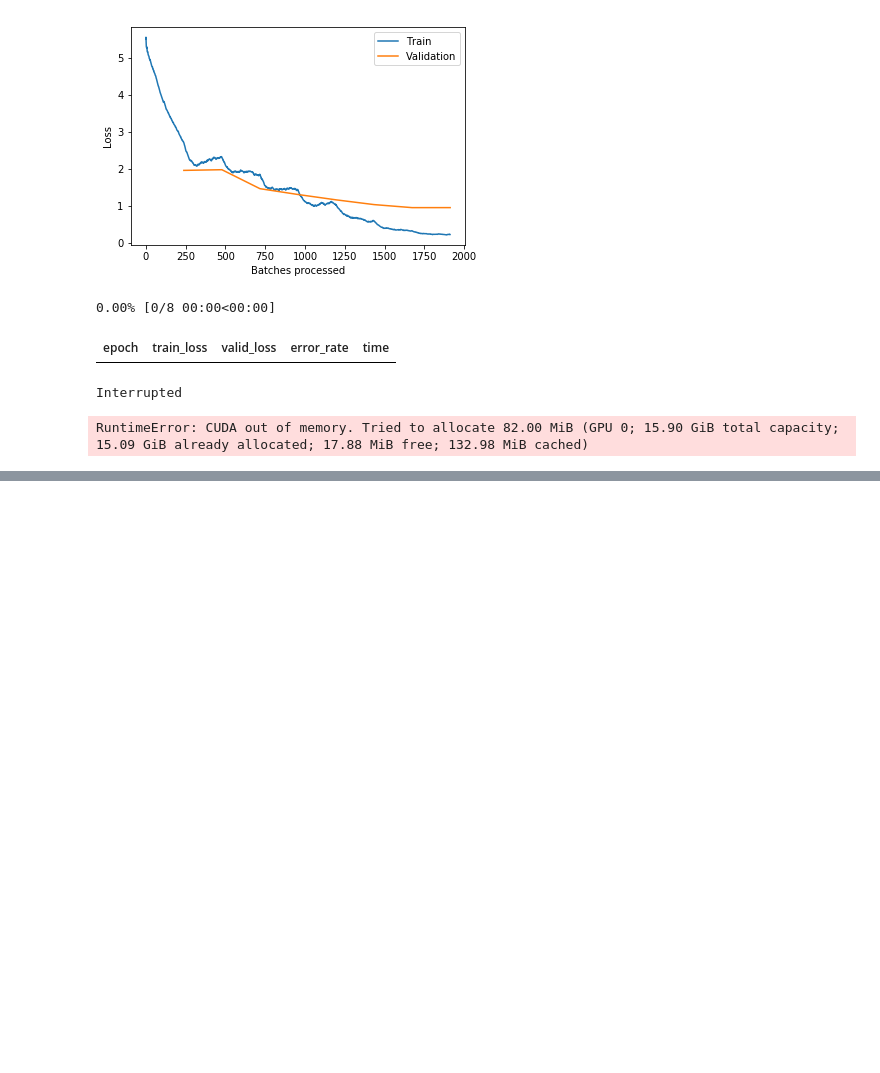
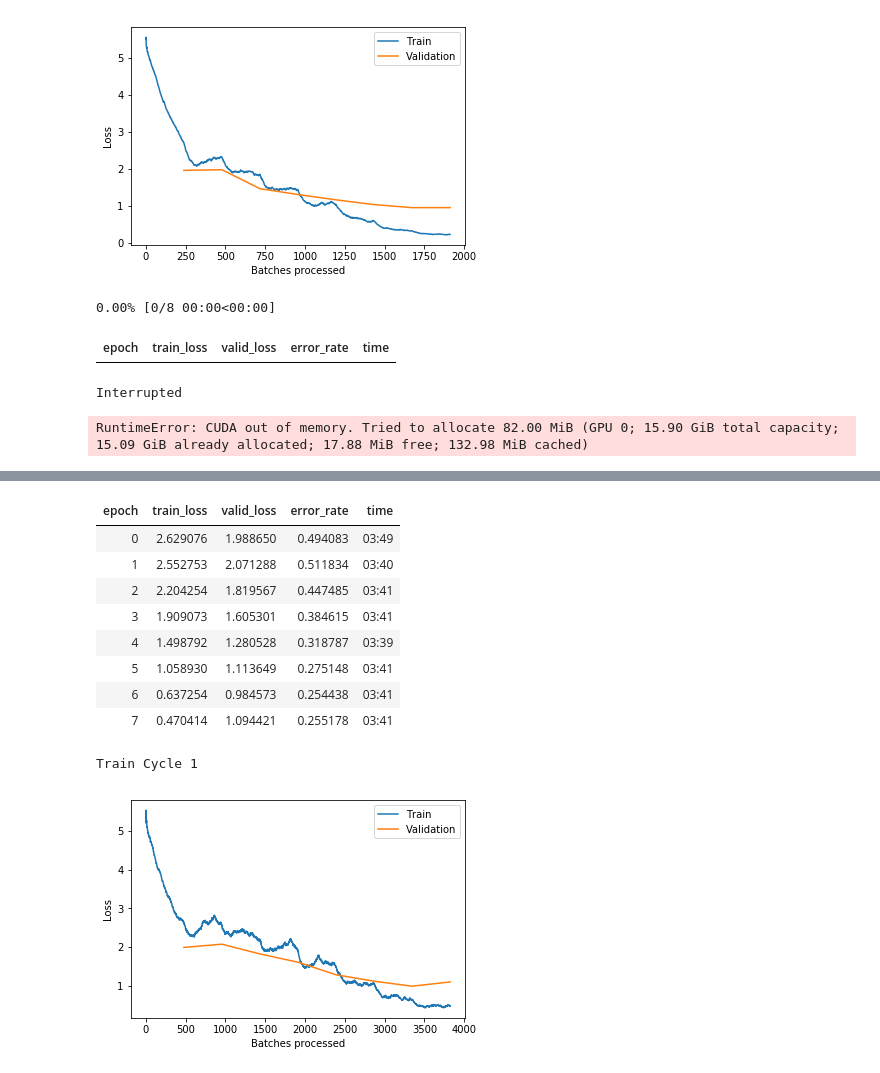
Before and after one commit to Etrama/anime-ml-project-old, a Jupyter notebook: notebooks/MODEL4 Which Anime (data_v4) with Proper Docs.ipynb, the cells around one changed output, grey strips where cells are left out. Cells and saved outputs as stored; diff of their text form; code cells hidden in the pictures; blank space fills up the shorter version.

```diff
--- a/notebooks/MODEL4 Which Anime (data_v4) with Proper Docs.ipynb
+++ b/notebooks/MODEL4 Which Anime (data_v4) with Proper Docs.ipynb
@@ -396,0 +413,31 @@ RuntimeError: CUDA out of memory. Tried to allocate 82.00 MiB (GPU 0; 15.90 GiB
+# %%
+def resnet101_trial(archi):
+    print("Trying {}".format(archi))
+    data = ImageDataBunch.from_folder("./data_v4/Anime_Recogntn_Images/" , size = 450, valid_pct= 0.15, seed = 42, bs = 16)
+    #print(data)
+    path = Path('~./Anime_Project/data_v4/Anime_Recogntn_Images')
+
+    classes = data.classes
+    for c in classes:
+        #print(c)
+        verify_images(path/c, delete=True, size = 500)
+
+    learn = cnn_learner(data, models.resnet101, metrics = error_rate)
+
+    learn.fit_one_cycle(8, max_lr=slice(1e-3,1e-2))
+    print("Train Cycle 1")
+    learn.recorder.plot_losses()
+# %%
+resnet101_trial("Resnet 101")
+# %% [output]
+| epoch | train_loss | valid_loss | error_rate | time |
+| 0 | 2.629076 | 1.988650 | 0.494083 | 03:49 |
+| 1 | 2.552753 | 2.071288 | 0.511834 | 03:40 |
+| 2 | 2.204254 | 1.819567 | 0.447485 | 03:41 |
+| 3 | 1.909073 | 1.605301 | 0.384615 | 03:41 |
+| 4 | 1.498792 | 1.280528 | 0.318787 | 03:39 |
+| 5 | 1.058930 | 1.113649 | 0.275148 | 03:41 |
+| 6 | 0.637254 | 0.984573 | 0.254438 | 03:41 |
+| 7 | 0.470414 | 1.094421 | 0.255178 | 03:41 |
+Train Cycle 1
+[figure, added]
```
Also changed, not shown: parts of 29 cells of this notebook, 3 other files.
